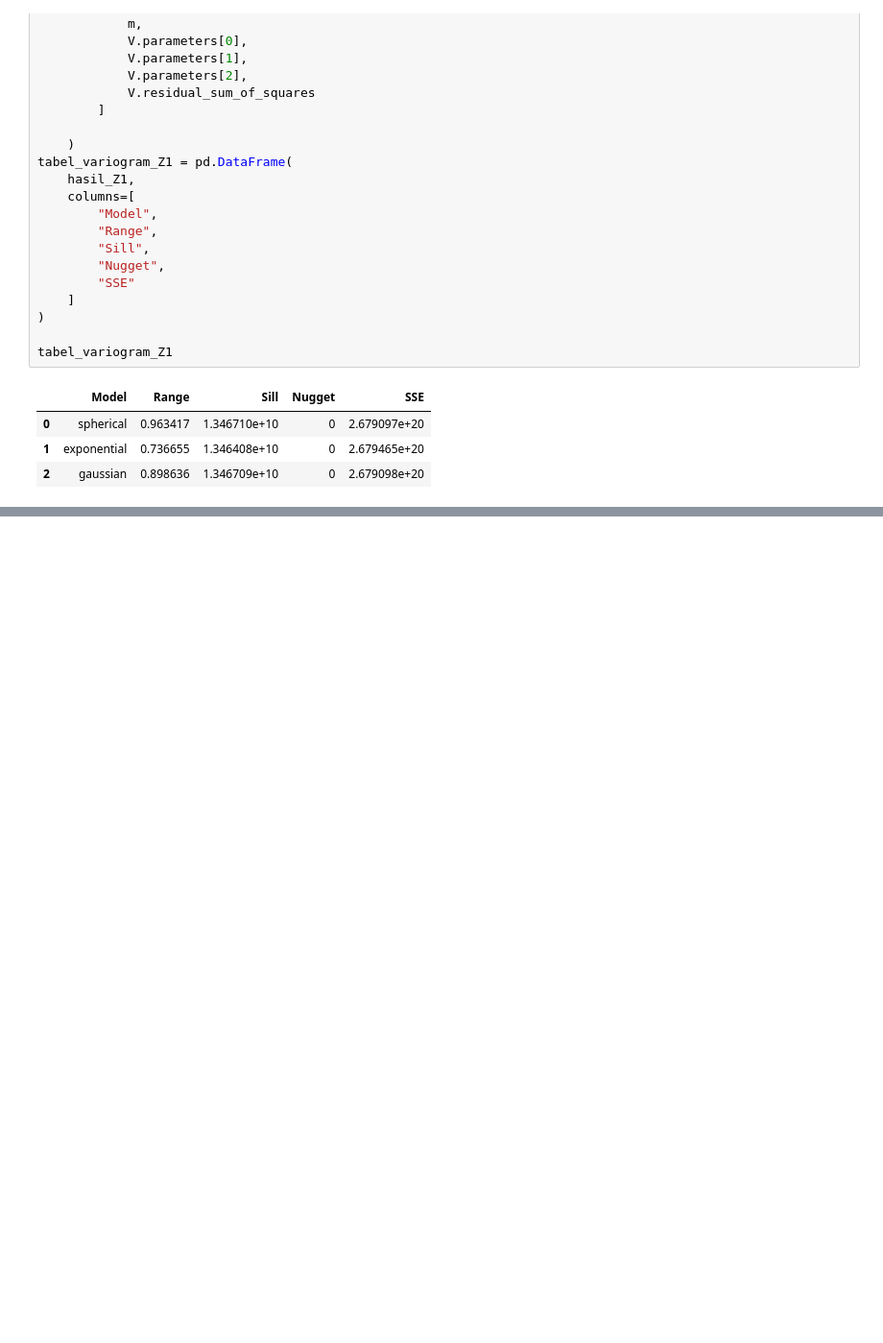
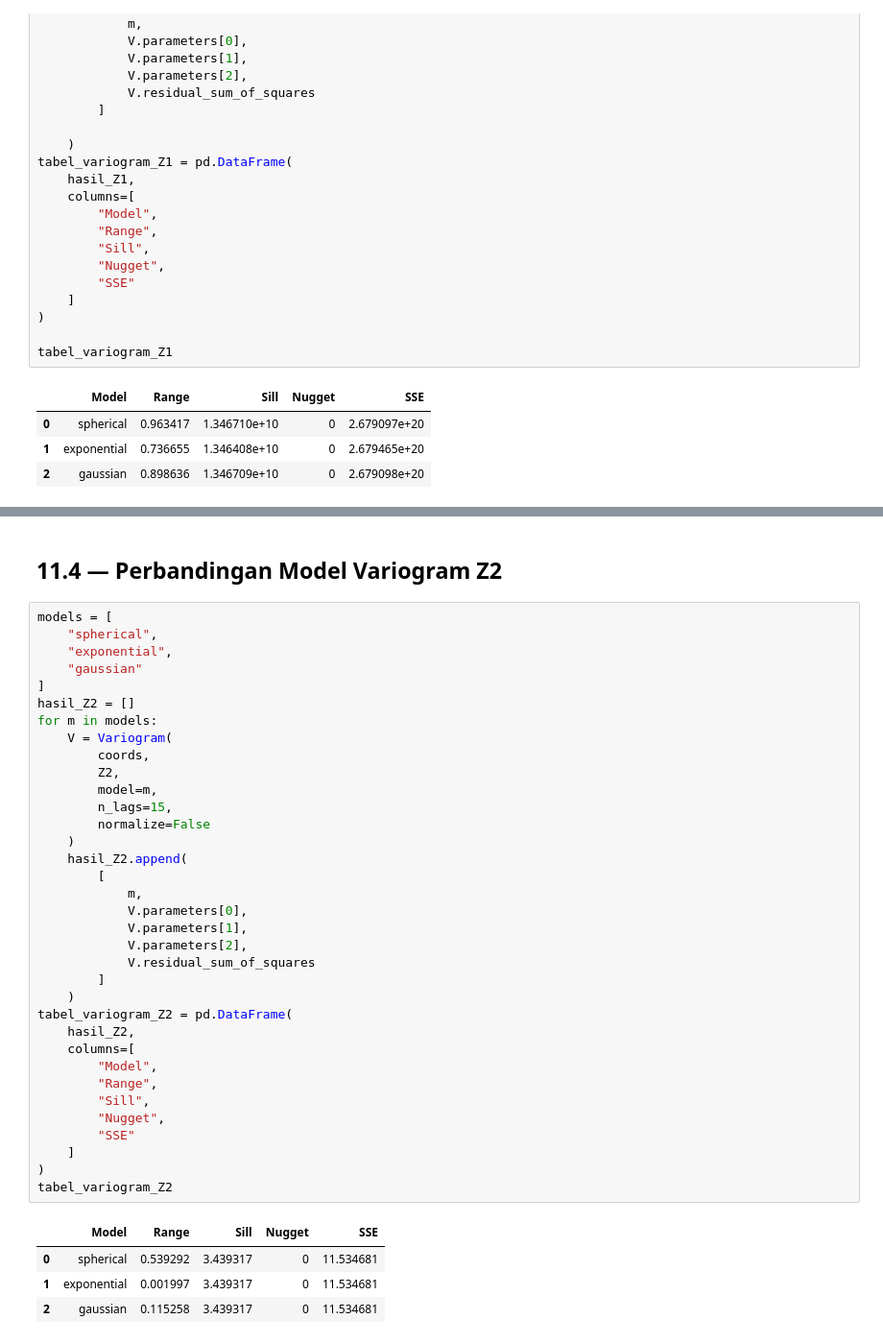
Before and after one commit to solehas25h-salmasoleha/Co-Kriging, a Jupyter notebook: Co_Kriging.ipynb, the cells around one changed output, grey strips where cells are left out. Shown at 96% size. Cells and saved outputs as stored; diff of their text form; blank space fills up the shorter version.

```diff
--- a/Co_Kriging.ipynb
+++ b/Co_Kriging.ipynb
@@ -438,0 +485,42 @@ tabel_variogram_Z1
+# %% [markdown]
+## 11.4 — Perbandingan Model Variogram Z2
+# %%
+models = [
+    "spherical",
+    "exponential",
+    "gaussian"
+]
+hasil_Z2 = []
+for m in models:
+    V = Variogram(
+        coords,
+        Z2,
+        model=m,
+        n_lags=15,
+        normalize=False
+    )
+    hasil_Z2.append(
+        [
+            m,
+            V.parameters[0],
+            V.parameters[1],
+            V.parameters[2],
+            V.residual_sum_of_squares
+        ]
+    )
+tabel_variogram_Z2 = pd.DataFrame(
+    hasil_Z2,
+    columns=[
+        "Model",
+        "Range",
+        "Sill",
+        "Nugget",
+        "SSE"
+    ]
+)
+tabel_variogram_Z2
+# %% [output]
+|  | Model | Range | Sill | Nugget | SSE |
+| 0 | spherical | 0.539292 | 3.439317 | 0 | 11.534681 |
+| 1 | exponential | 0.001997 | 3.439317 | 0 | 11.534681 |
+| 2 | gaussian | 0.115258 | 3.439317 | 0 | 11.534681 |
```
Also changed, not shown: parts of 19 cells of this notebook.
